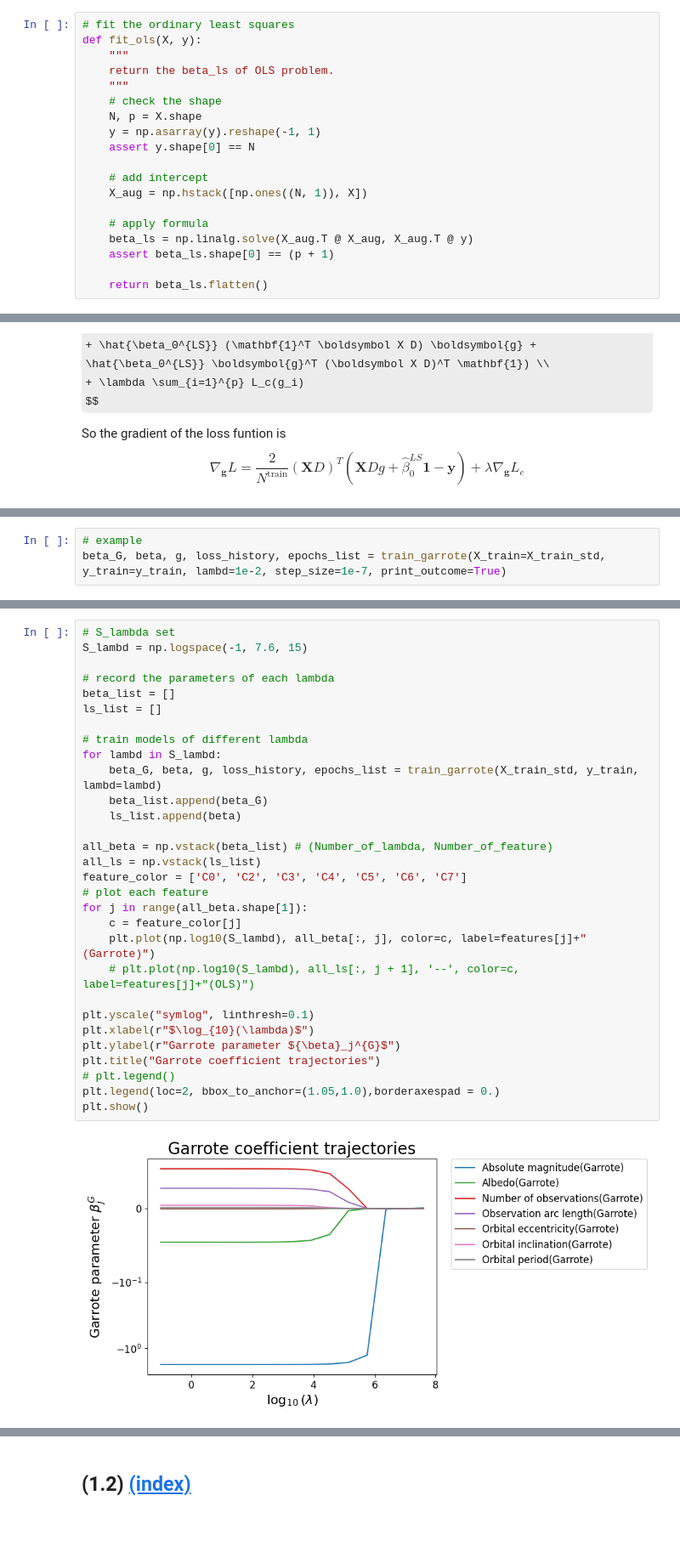
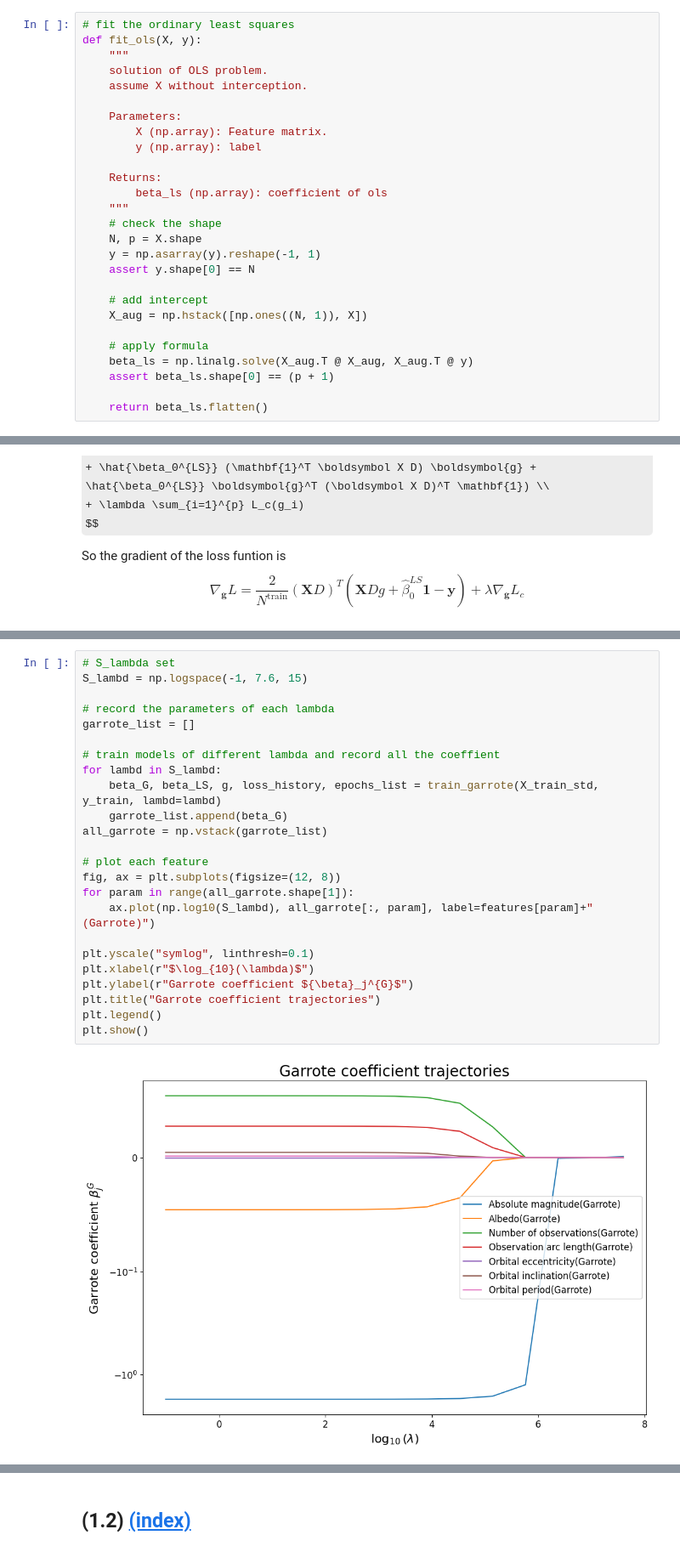
Before and after one commit to Shengyuan-Liu/MATH60026_MethodsForDataScience, a Jupyter notebook: cw1/02371367_Coursework1.ipynb, the cells around one changed output, grey strips where cells are left out. Shown at 85% size. Saved outputs shown, nothing was run; the diff lists cells and outputs as text; some formulas as TeX source; blank space fills up the shorter version.

```diff
--- a/cw1/02371367_Coursework1.ipynb
+++ b/cw1/02371367_Coursework1.ipynb
@@ -132,7 +132,15 @@ $$
 # fit the ordinary least squares
 def fit_ols(X, y):
     """
-    return the beta_ls of OLS problem.
+    solution of OLS problem.
+    assume X without interception.
+
+    Parameters:
+        X (np.array): Feature matrix.
+        y (np.array): label
+
+    Returns:
+        beta_ls (np.array): coefficient of ols
     """
     # check the shape
     N, p = X.shape
@@ -323,6 +409,3 @@ def train_garrote(X_train, y_train, lambd, n_iters=10000, step_size=1e-7, c_hube
     beta_G = g * beta_LS[1:]
 
     return beta_G, beta_LS, g, loss_history, epochs_list
-# %%
-# example
-beta_G, beta, g, loss_history, epochs_list = train_garrote(X_train=X_train_std, y_train=y_train, lambd=1e-2, step_size=1e-7, print_outcome=True)
@@ -345,32 +414,26 @@ Epoch: 10000, Loss: 141.358556
 # %%
 # S_lambda set
 S_lambd = np.logspace(-1, 7.6, 15)
 
 # record the parameters of each lambda
-beta_list = []
-ls_list = []
+garrote_list = []
 
-# train models of different lambda
+# train models of different lambda and record all the coeffient
 for lambd in S_lambd:
-    beta_G, beta, g, loss_history, epochs_list = train_garrote(X_train_std, y_train, lambd=lambd)
-    beta_list.append(beta_G)
-    ls_list.append(beta)
+    beta_G, beta_LS, g, loss_history, epochs_list = train_garrote(X_train_std, y_train, lambd=lambd)
+    garrote_list.append(beta_G)
+all_garrote = np.vstack(garrote_list)
 
-all_beta = np.vstack(beta_list) # (Number_of_lambda, Number_of_feature)
-all_ls = np.vstack(ls_list)
-feature_color = ['C0', 'C2', 'C3', 'C4', 'C5', 'C6', 'C7']
 # plot each feature
-for j in range(all_beta.shape[1]):
-    c = feature_color[j]
-    plt.plot(np.log10(S_lambd), all_beta[:, j], color=c, label=features[j]+"(Garrote)")
-    # plt.plot(np.log10(S_lambd), all_ls[:, j + 1], '--', color=c, label=features[j]+"(OLS)")
+fig, ax = plt.subplots(figsize=(12, 8))
+for param in range(all_garrote.shape[1]):
+    ax.plot(np.log10(S_lambd), all_garrote[:, param], label=features[param]+"(Garrote)")
 
 plt.yscale("symlog", linthresh=0.1)
 plt.xlabel(r"$\log_{10}(\lambda)$")
-plt.ylabel(r"Garrote parameter ${\beta}_j^{G}$")
+plt.ylabel(r"Garrote coefficient ${\beta}_j^{G}$")
 plt.title("Garrote coefficient trajectories")
-# plt.legend()
-plt.legend(loc=2, bbox_to_anchor=(1.05,1.0),borderaxespad = 0.)
+plt.legend()
 plt.show()
 # %% [output]
-[figure, old version]
+[figure, new version]
```
Also changed, not shown: parts of 62 cells of this notebook, 1 other file.
